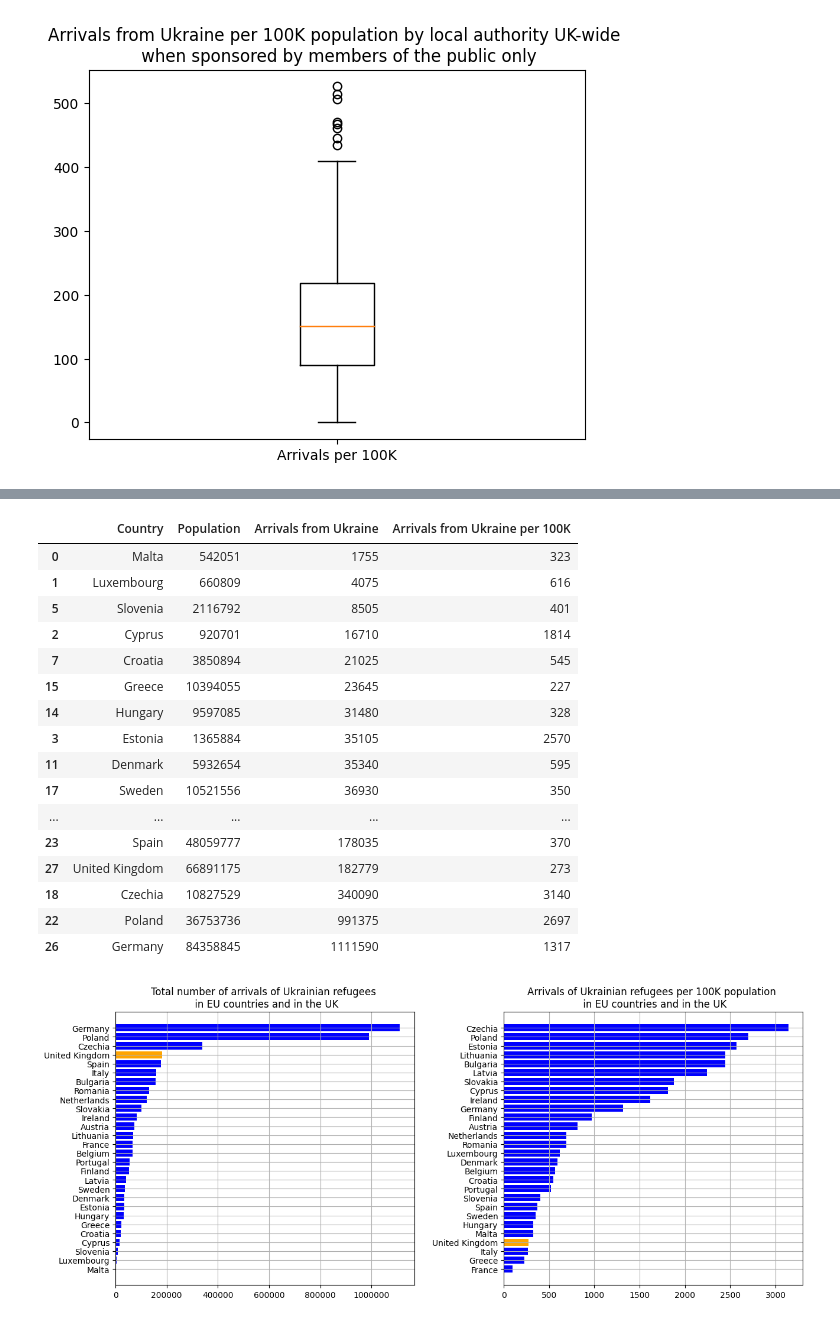
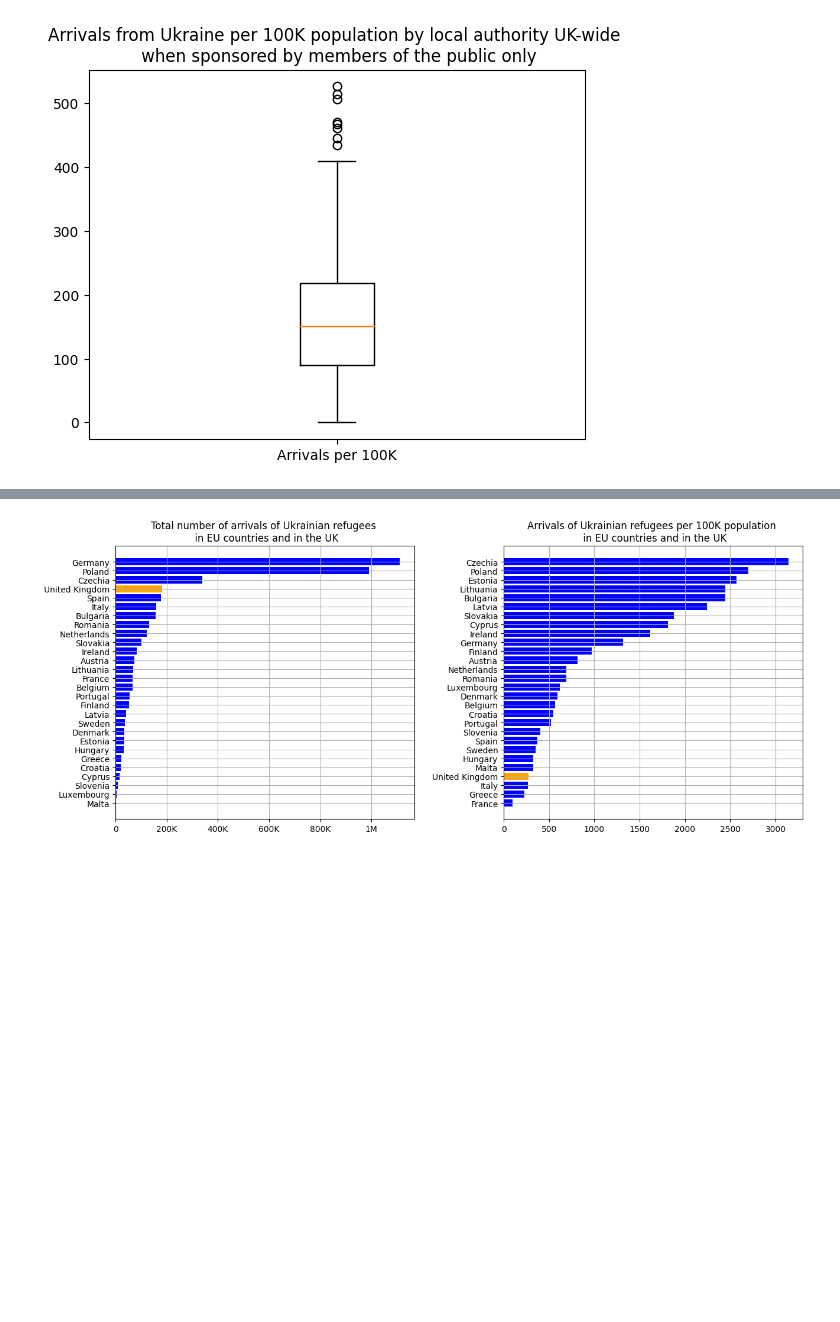
Before and after one commit to yuliiabosher/Python-with-Data-course, a Jupyter notebook: Worksheets/Data_Exploration_project.ipynb, the cells around one changed output, grey strips where cells are left out. Saved outputs shown, nothing was run; the diff lists cells and outputs as text; code cells hidden in the pictures; blank space fills up the shorter version.

```diff
--- a/Worksheets/Data_Exploration_project.ipynb
+++ b/Worksheets/Data_Exploration_project.ipynb
@@ -402,45 +399,37 @@ ukr_eu['Arrivals from Ukraine per 100K'] = ukr_eu['Arrivals from Ukraine per 100
 # %%
 uk_100K = int(uk['Arrivals'].sum()/county_joined['Population'].sum()*100000)
 uk_row = {'Country': ['United Kingdom'], 'Population': [county_joined['Population'].sum()], 'Arrivals from Ukraine': [uk['Arrivals'].sum()], 'Arrivals from Ukraine per 100K': [uk_100K]}
 uk_row_df = pd.DataFrame(uk_row)
 uk_eu = pd.concat([ukr_eu, uk_row_df], ignore_index=True)
 uk_eu1 = uk_eu.sort_values('Arrivals from Ukraine per 100K')
 fig, axs = plt.subplots(1,2, figsize=(15,6))
 fig.subplots_adjust(wspace=0.3)
 
 for n,i in uk_eu1.iterrows():
   if i["Country"] == "United Kingdom":
     axs[1].barh(i['Country'], i['Arrivals from Ukraine per 100K'], color='orange')
   else:
     axs[1].barh(i['Country'], i['Arrivals from Ukraine per 100K'], color='blue')
 axs[1].set_title('Arrivals of Ukrainian refugees per 100K population \n in EU countries and in the UK')
 axs[1].grid()
 uk_eu2 = uk_eu.sort_values('Arrivals from Ukraine')
 for n,i in uk_eu2.iterrows():
   if i["Country"] == "United Kingdom":
     axs[0].barh(i['Country'], i['Arrivals from Ukraine'], color='orange')
   else:
     axs[0].barh(i['Country'], i['Arrivals from Ukraine'], color='blue')
 axs[0].set_title('Total number of arrivals of Ukrainian refugees \n in EU countries and in the UK')
 axs[0].grid()
-axs[0].ticklabel_format(style='plain', axis='x', useLocale=True)
+axs[0].ticklabel_format(style='plain', axis='x')
 uk_eu2
+def millions(x, pos):
+  if x==0:
+    return 0
+  elif x>=1000000:
+    return f'{str(int(x))[:1]}M'
+  else:
+    return f'{str(int(x))[:3]}K'
+
+axs[0].xaxis.set_major_formatter(FuncFormatter(millions))
 # %% [output]
-|  | Country | Population | Arrivals from Ukraine | Arrivals from Ukraine per 100K |
-| 0 | Malta | 542051 | 1755 | 323 |
-| 1 | Luxembourg | 660809 | 4075 | 616 |
-| 5 | Slovenia | 2116792 | 8505 | 401 |
-| 2 | Cyprus | 920701 | 16710 | 1814 |
-| 7 | Croatia | 3850894 | 21025 | 545 |
-| 15 | Greece | 10394055 | 23645 | 227 |
-| 14 | Hungary | 9597085 | 31480 | 328 |
-| 3 | Estonia | 1365884 | 35105 | 2570 |
-| 11 | Denmark | 5932654 | 35340 | 595 |
-| 17 | Sweden | 10521556 | 36930 | 350 |
-| ... | ... | ... | ... | ... |
-| 23 | Spain | 48059777 | 178035 | 370 |
-| 27 | United Kingdom | 66891175 | 182779 | 273 |
-| 18 | Czechia | 10827529 | 340090 | 3140 |
-| 22 | Poland | 36753736 | 991375 | 2697 |
-| 26 | Germany | 84358845 | 1111590 | 1317 |
-[figure, old version]
+[figure, new version]
```
Also changed, not shown: parts of 3 cells of this notebook.
